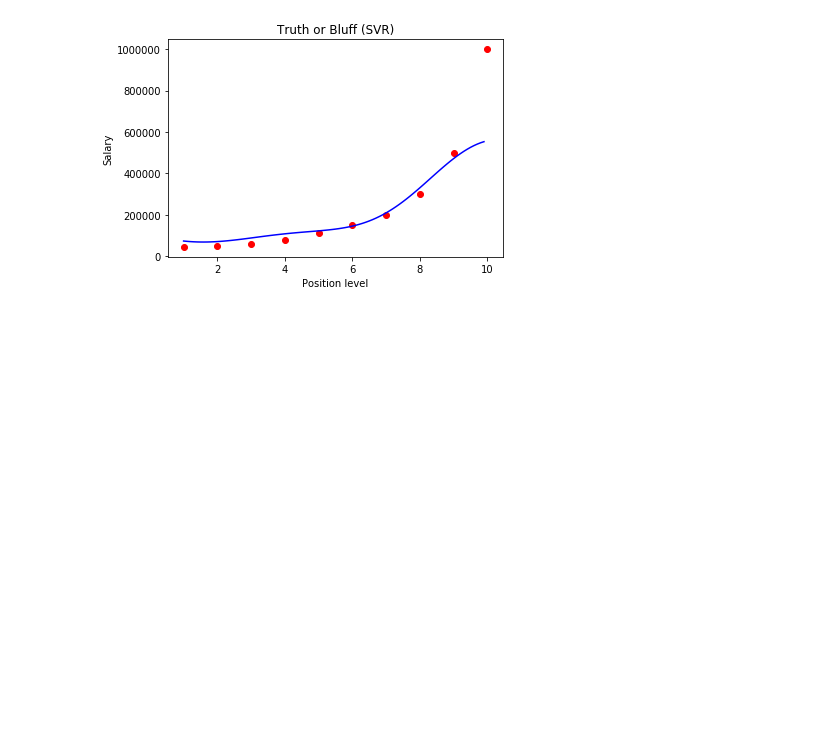
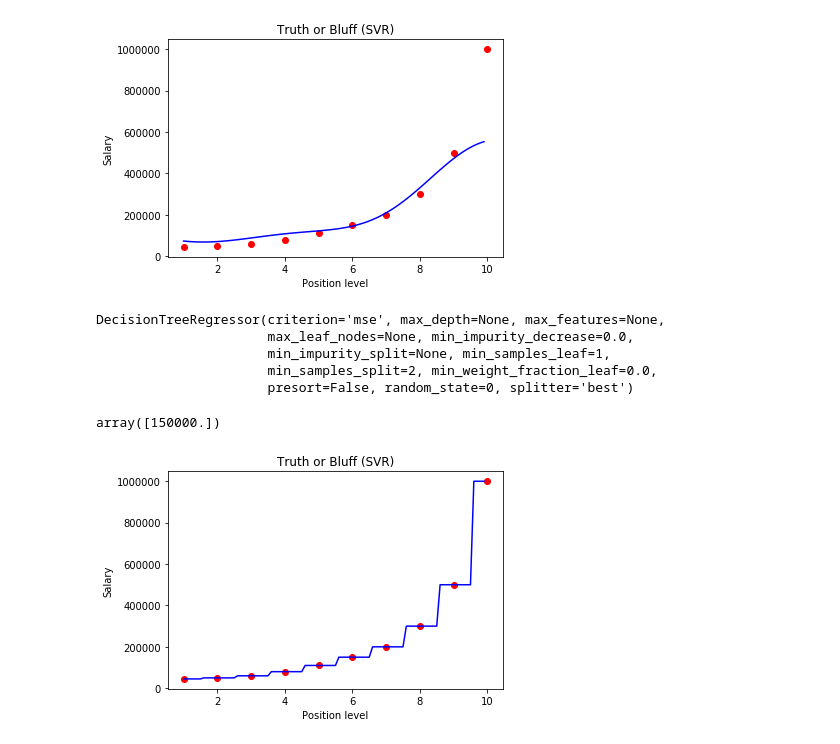
Before and after one commit to J-Cristian/ML-Course-, a Jupyter notebook: Machine Learning Course .ipynb, the cells around one changed output. Saved outputs shown, nothing was run; the diff lists cells and outputs as text; code cells hidden in the pictures; blank space fills up the shorter version.

Commit message:
Decision Tree Regression

```diff
--- a/Machine Learning Course .ipynb
+++ b/Machine Learning Course .ipynb
@@ -294,3 +294,9 @@ import matplotlib.pyplot as plt
 import pandas as pd
 # %%
 ## Importing the Data
+# %%
+dataset = pd.read_csv(r'C:\Users\Admin\Documents\Python Scripts\ML Course\Position_Salaries.csv')
+X = dataset.iloc[:, 1:-1].values
+y = dataset.iloc[:, -1].values
+# note that in this problem a person wants the predicted value of a person who has
+# 2 years experience as Regional Manager ..so about 6.5 from data set
@@ -296,0 +305,16 @@ import pandas as pd
+# %%
+from sklearn.tree import DecisionTreeRegressor
+regressor = DecisionTreeRegressor(random_state = 0)
+regressor.fit(X, y)
+# %% [output]
+DecisionTreeRegressor(criterion='mse', max_depth=None, max_features=None,
+                      max_leaf_nodes=None, min_impurity_decrease=0.0,
+                      min_impurity_split=None, min_samples_leaf=1,
+                      min_samples_split=2, min_weight_fraction_leaf=0.0,
+                      presort=False, random_state=0, splitter='best')
+# %%
+regressor.predict([[6.5]])
+# when you have several features just put them all in the brackets seperated by commas
+# [[6.5, 30, 5]]
+# %% [output]
+array([150000.])
@@ -296,0 +323,13 @@ import pandas as pd
+# %%
+X_grid = np.arange(min(X), max(X), 0.1)
+X_grid = X_grid.reshape((len(X_grid), 1))
+plt.scatter(X, y, color = 'red')
+plt.plot(X_grid, regressor.predict(X_grid), color = 'blue')
+plt.title('Truth or Bluff (SVR)')
+plt.xlabel('Position level')
+plt.ylabel('Salary')
+plt.show()
+# this is only used when trying to plot in 2D but
+#  with more features this is irrelevant
+# %% [output]
+[figure, added]
```
Also changed, not shown: parts of 3 cells of this notebook.
